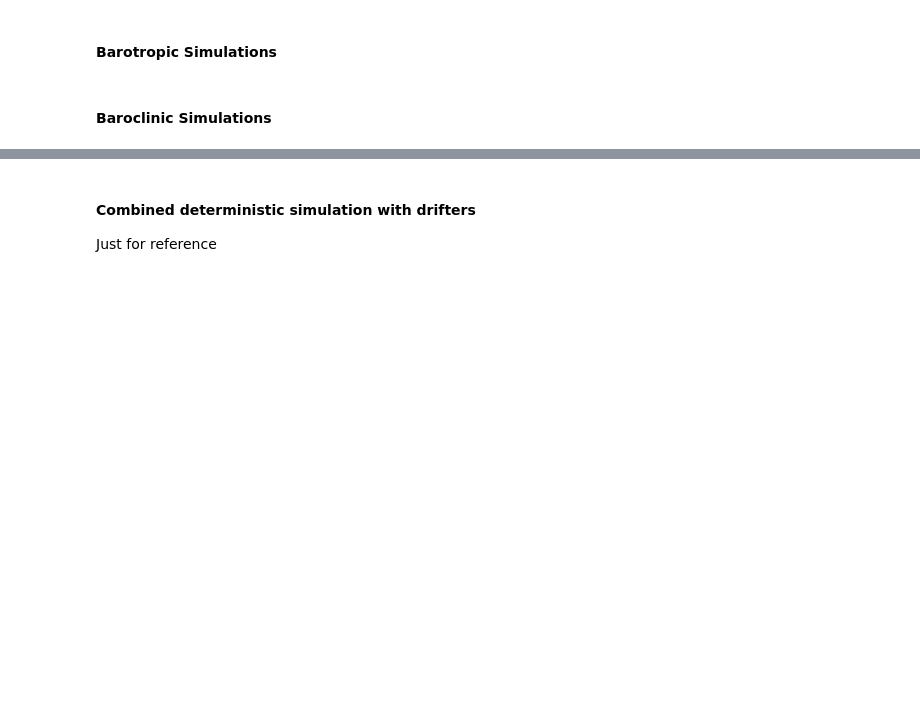
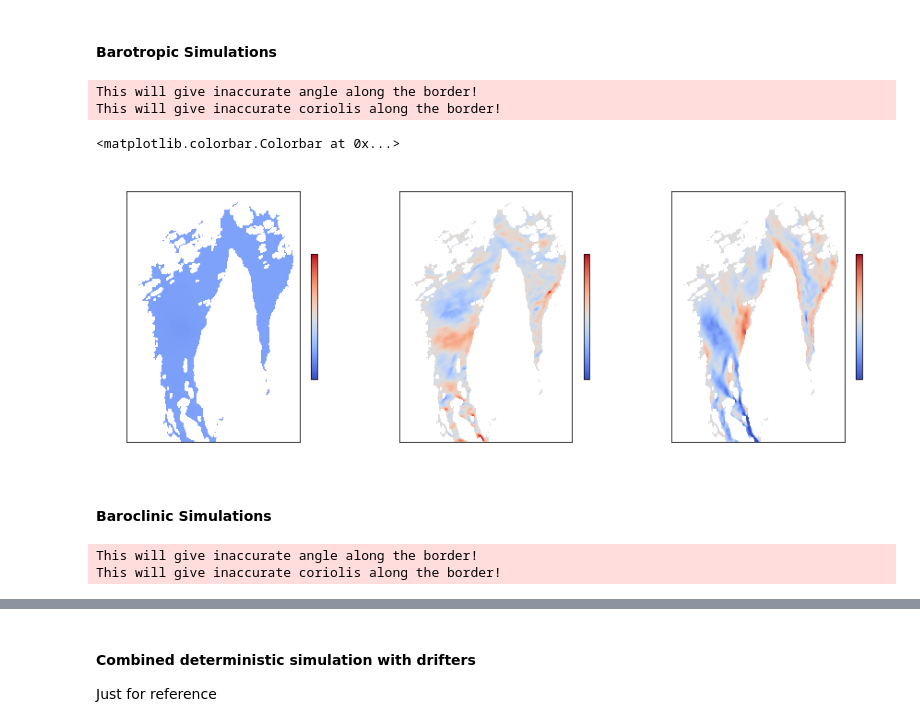
Before and after one commit to sintefmath/reduced-gravity-ocean-model, a Jupyter notebook: notebooks/Oslofjord/Oslofjord-CrossProdDrifters.ipynb, the cells around one changed output, grey strips where cells are left out. Drawn from its saved outputs; the diff is of its cells as text; code cells hidden in the pictures; blank space fills up the shorter version.

```diff
--- a/notebooks/Oslofjord/Oslofjord-CrossProdDrifters.ipynb
+++ b/notebooks/Oslofjord/Oslofjord-CrossProdDrifters.ipynb
@@ -99,11 +117,13 @@ Generating wind fields
 # %%
 from gpuocean.utils import WindStress
 
-def generate_wind_field(wind_angle_deg, T, shift=None):
+def generate_wind_field(wind_angle_deg, t_start_index, T):
     """Generating WindStress object with spatially constant, hourly varying wind
     according to the standard shape in Oslofjord (see Oslofjord-ArtificialParameters.ipynb)
 
     wind_angle_deg - angle of wind field towards north in degree!
+    t_start_index  - index for the time when generated wind field is supposed to start
+    T              - time span for which the wind field is generated in seconds
     """
 
     wind_angle = np.deg2rad(wind_angle_deg)
@@ -118,11 +138,14 @@ def generate_wind_field(wind_angle_deg, T, shift=None):
     wind_v = list(np.sin(wind_angle)*wind_u_ref[:,np.newaxis][:,np.newaxis].astype(np.float32))
 
     # Shifting that reference hours align with t_0
-    if shift is None:
-        shift = datetime.datetime.utcfromtimestamp(nc["ocean_time"][t_start]).hour
+    shift = datetime.datetime.utcfromtimestamp(nc["ocean_time"][t_start_index]).hour
     for shift_hour in range(shift):
         wind_u.append(wind_u.pop(0))
         wind_v.append(wind_v.pop(0))
+
+    # Repeat for several days if necessary
+    wind_u = wind_u * int(np.ceil((T/3600+1)/24))
+    wind_v = wind_v * int(np.ceil((T/3600+1)/24))
 
     # Cut relevant time span
     wind_u = wind_u[0:int(T/3600+1)]
@@ -139,29 +162,35 @@ def generate_wind_field(wind_angle_deg, T, shift=None):
 # %% [markdown]
 ### Initial conditions
 # %%
-barotropic_data_args, baroclinic_data_args = NetCDFInitialization.getCombinedInitialConditions(source_url, x0, x1, y0, y1, 1024.0, timestep_indices=timestep_indices, norkyst_data=False, land_value=0.0, download_data=False)
+ref_barotropic_data_args, ref_baroclinic_data_args = NetCDFInitialization.getCombinedInitialConditions(source_url, x0, x1, y0, y1, 1024.0, timestep_indices=timestep_indices, norkyst_data=False, land_value=0.0, download_data=False)
 # %% [markdown]
 #### Barotropic Simulations
 # %%
-barotropic_data_args["wind"] = generate_wind_field(45.0, T)
+ref_barotropic_data_args["wind"] = generate_wind_field(45.0, t_start, T)
 # %%
-barotropic_sim = CDKLM16.CDKLM16(barotropic_gpu_ctx, **NetCDFInitialization.removeMetadata(barotropic_data_args), dt=0.0, write_netcdf=True)
+ref_barotropic_sim = CDKLM16.CDKLM16(barotropic_gpu_ctx, **NetCDFInitialization.removeMetadata(ref_barotropic_data_args), dt=0.0, write_netcdf=True)
+# %% [output]
+This will give inaccurate angle along the border!
+This will give inaccurate coriolis along the border!
 # %%
-bt_eta, bt_hu, bt_hv = barotropic_sim.download()
+bt_eta, bt_hu, bt_hv = ref_barotropic_sim.download()
 
 fig, axs = plt.subplots(1,3, figsize=(15,5))
 
 im = axs[0].imshow(bt_eta, vmin=-0.5, vmax=0.5, cmap="coolwarm")
 axs[0].set_title("eta")
 plt.colorbar(im, ax=axs[0], shrink=0.5)
 
 im = axs[1].imshow(bt_hu, vmin=-5, vmax=5, cmap="coolwarm")
 axs[1].set_title("hu")
 plt.colorbar(im, ax=axs[1], shrink=0.5)
 
 im = axs[2].imshow(bt_hv, vmin=-5, vmax=5, cmap="coolwarm")
 axs[2].set_title("hv")
 plt.colorbar(im, ax=axs[2], shrink=0.5)
+# %% [output]
+<matplotlib.colorbar.Colorbar at 0x...>
+[figure, added]
 # %%
 subt = 3600
 for runt in range(int(T/subt)):
@@ -182,3 +211,6 @@ baroclinic_data_args["wind_stress_factor"] = 0.3
 # %%
-baroclinic_sim = CDKLM16.CDKLM16(baroclinic_gpu_ctx, **NetCDFInitialization.removeMetadata(baroclinic_data_args), dt=0.0, write_netcdf=True)
+ref_baroclinic_sim = CDKLM16.CDKLM16(baroclinic_gpu_ctx, **NetCDFInitialization.removeMetadata(ref_baroclinic_data_args), dt=0.0, write_netcdf=True)
+# %% [output]
+This will give inaccurate angle along the border!
+This will give inaccurate coriolis along the border!
 # %%
```
Also changed, not shown: parts of 56 cells of this notebook.
